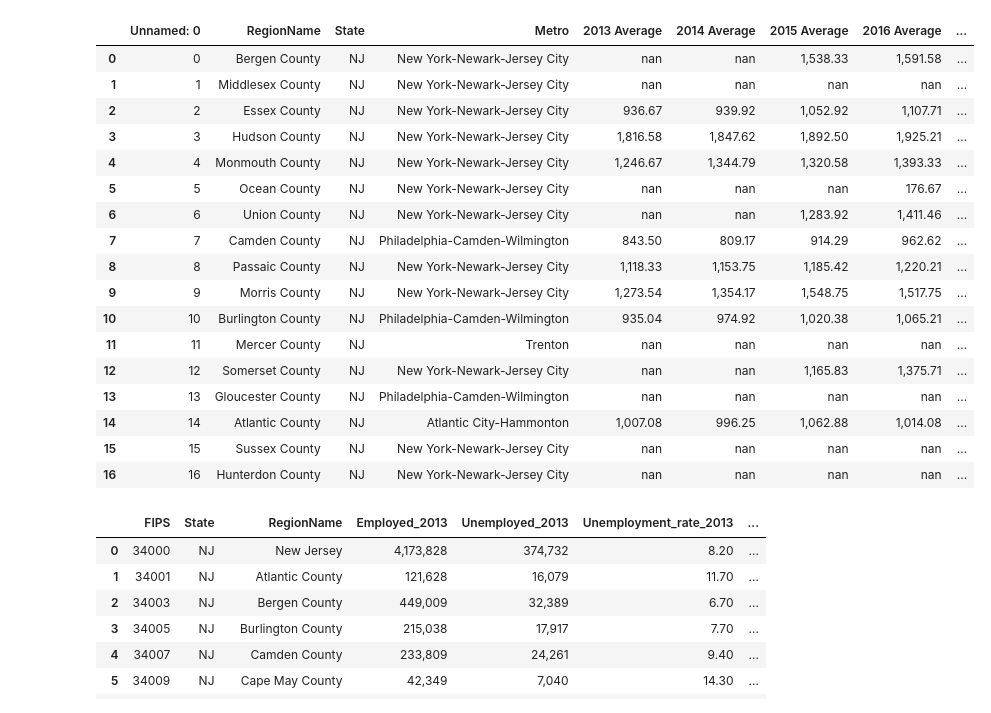
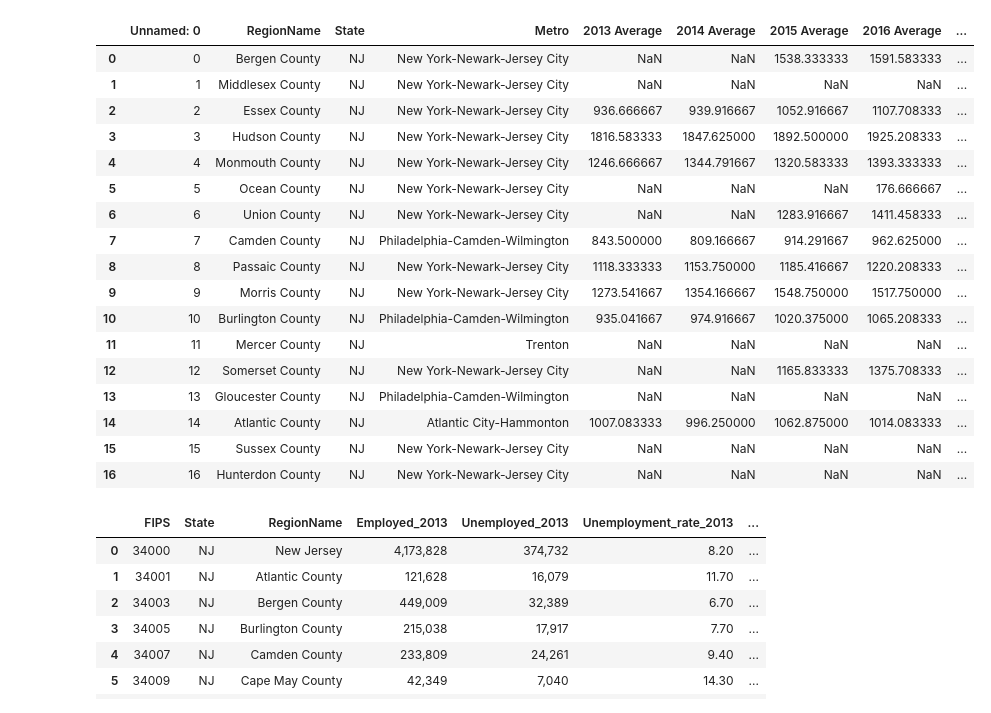
Before and after one commit to IsabellaAguilera/JDI-MIND-TRICKS, a Jupyter notebook: income_data/Income_One_Bed_Graph.ipynb, the cells around one changed output. Cells and saved outputs as stored; diff of their text form; code cells hidden in the pictures.

```diff
--- a/income_data/Income_One_Bed_Graph.ipynb
+++ b/income_data/Income_One_Bed_Graph.ipynb
@@ -30,28 +32,25 @@ income
 # %%
-url_1='Average_income_file_nj.csv'
-income=pd.read_csv(url_1)
-income
-
-url_2='zillow_data/1_bed_master.csv'
+#Read csv file for one bed rentals with pandas
+url_2='../zillow_data/1_bed_master.csv'
 one_bed=pd.read_csv(url_2)
 one_bed
 # %% [output]
 |  | Unnamed: 0 | RegionName | State | Metro | 2013 Average | 2014 Average | 2015 Average | 2016 Average | ... |
-| 0 | 0 | Bergen County | NJ | New York-Newark-Jersey City | nan | nan | 1,538.33 | 1,591.58 | ... |
-| 1 | 1 | Middlesex County | NJ | New York-Newark-Jersey City | nan | nan | nan | nan | ... |
-| 2 | 2 | Essex County | NJ | New York-Newark-Jersey City | 936.67 | 939.92 | 1,052.92 | 1,107.71 | ... |
-| 3 | 3 | Hudson County | NJ | New York-Newark-Jersey City | 1,816.58 | 1,847.62 | 1,892.50 | 1,925.21 | ... |
-| 4 | 4 | Monmouth County | NJ | New York-Newark-Jersey City | 1,246.67 | 1,344.79 | 1,320.58 | 1,393.33 | ... |
-| 5 | 5 | Ocean County | NJ | New York-Newark-Jersey City | nan | nan | nan | 176.67 | ... |
-| 6 | 6 | Union County | NJ | New York-Newark-Jersey City | nan | nan | 1,283.92 | 1,411.46 | ... |
-| 7 | 7 | Camden County | NJ | Philadelphia-Camden-Wilmington | 843.50 | 809.17 | 914.29 | 962.62 | ... |
-| 8 | 8 | Passaic County | NJ | New York-Newark-Jersey City | 1,118.33 | 1,153.75 | 1,185.42 | 1,220.21 | ... |
-| 9 | 9 | Morris County | NJ | New York-Newark-Jersey City | 1,273.54 | 1,354.17 | 1,548.75 | 1,517.75 | ... |
-| 10 | 10 | Burlington County | NJ | Philadelphia-Camden-Wilmington | 935.04 | 974.92 | 1,020.38 | 1,065.21 | ... |
-| 11 | 11 | Mercer County | NJ | Trenton | nan | nan | nan | nan | ... |
-| 12 | 12 | Somerset County | NJ | New York-Newark-Jersey City | nan | nan | 1,165.83 | 1,375.71 | ... |
-| 13 | 13 | Gloucester County | NJ | Philadelphia-Camden-Wilmington | nan | nan | nan | nan | ... |
-| 14 | 14 | Atlantic County | NJ | Atlantic City-Hammonton | 1,007.08 | 996.25 | 1,062.88 | 1,014.08 | ... |
-| 15 | 15 | Sussex County | NJ | New York-Newark-Jersey City | nan | nan | nan | nan | ... |
-| 16 | 16 | Hunterdon County | NJ | New York-Newark-Jersey City | nan | nan | nan | nan | ... |
+| 0 | 0 | Bergen County | NJ | New York-Newark-Jersey City | NaN | NaN | 1538.333333 | 1591.583333 | ... |
+| 1 | 1 | Middlesex County | NJ | New York-Newark-Jersey City | NaN | NaN | NaN | NaN | ... |
+| 2 | 2 | Essex County | NJ | New York-Newark-Jersey City | 936.666667 | 939.916667 | 1052.916667 | 1107.708333 | ... |
+| 3 | 3 | Hudson County | NJ | New York-Newark-Jersey City | 1816.583333 | 1847.625000 | 1892.500000 | 1925.208333 | ... |
+| 4 | 4 | Monmouth County | NJ | New York-Newark-Jersey City | 1246.666667 | 1344.791667 | 1320.583333 | 1393.333333 | ... |
+| 5 | 5 | Ocean County | NJ | New York-Newark-Jersey City | NaN | NaN | NaN | 176.666667 | ... |
+| 6 | 6 | Union County | NJ | New York-Newark-Jersey City | NaN | NaN | 1283.916667 | 1411.458333 | ... |
+| 7 | 7 | Camden County | NJ | Philadelphia-Camden-Wilmington | 843.500000 | 809.166667 | 914.291667 | 962.625000 | ... |
+| 8 | 8 | Passaic County | NJ | New York-Newark-Jersey City | 1118.333333 | 1153.750000 | 1185.416667 | 1220.208333 | ... |
+| 9 | 9 | Morris County | NJ | New York-Newark-Jersey City | 1273.541667 | 1354.166667 | 1548.750000 | 1517.750000 | ... |
+| 10 | 10 | Burlington County | NJ | Philadelphia-Camden-Wilmington | 935.041667 | 974.916667 | 1020.375000 | 1065.208333 | ... |
+| 11 | 11 | Mercer County | NJ | Trenton | NaN | NaN | NaN | NaN | ... |
+| 12 | 12 | Somerset County | NJ | New York-Newark-Jersey City | NaN | NaN | 1165.833333 | 1375.708333 | ... |
+| 13 | 13 | Gloucester County | NJ | Philadelphia-Camden-Wilmington | NaN | NaN | NaN | NaN | ... |
+| 14 | 14 | Atlantic County | NJ | Atlantic City-Hammonton | 1007.083333 | 996.250000 | 1062.875000 | 1014.083333 | ... |
+| 15 | 15 | Sussex County | NJ | New York-Newark-Jersey City | NaN | NaN | NaN | NaN | ... |
+| 16 | 16 | Hunterdon County | NJ | New York-Newark-Jersey City | NaN | NaN | NaN | NaN | ... |
 # %%
```
Also changed, not shown: parts of 37 cells of this notebook, 3 other files.
